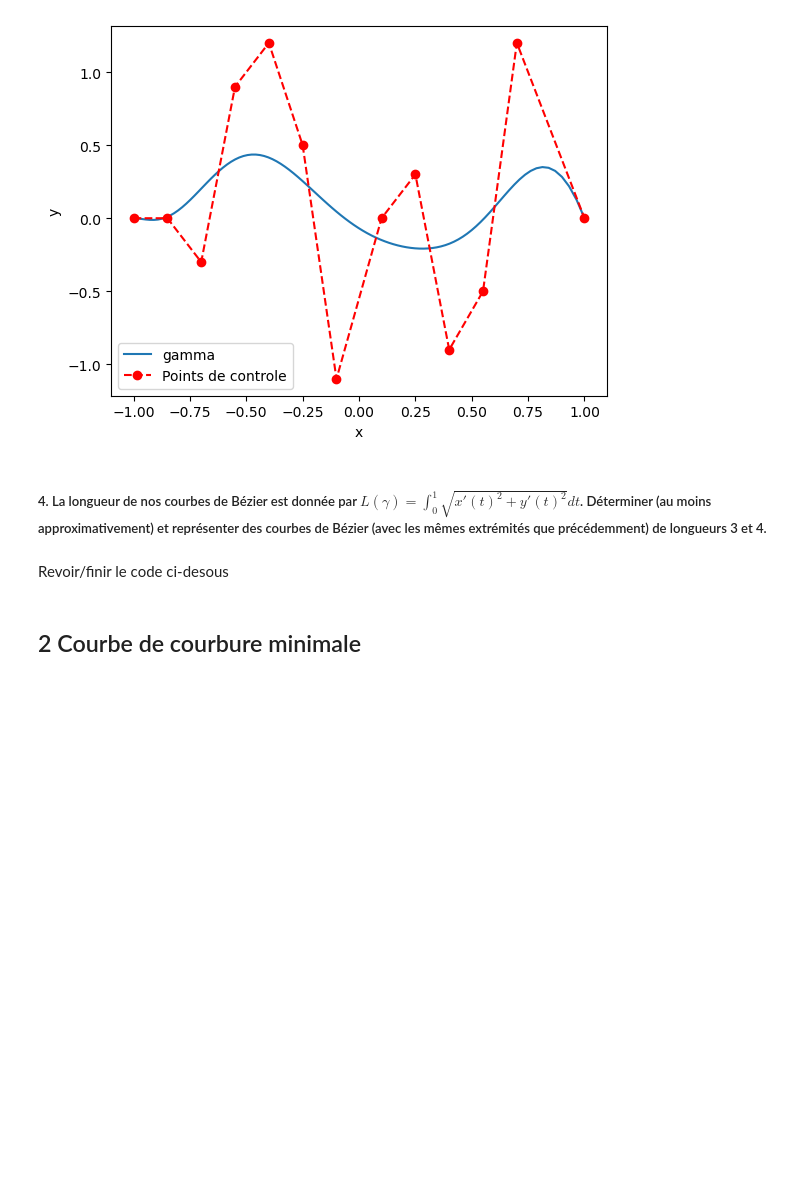
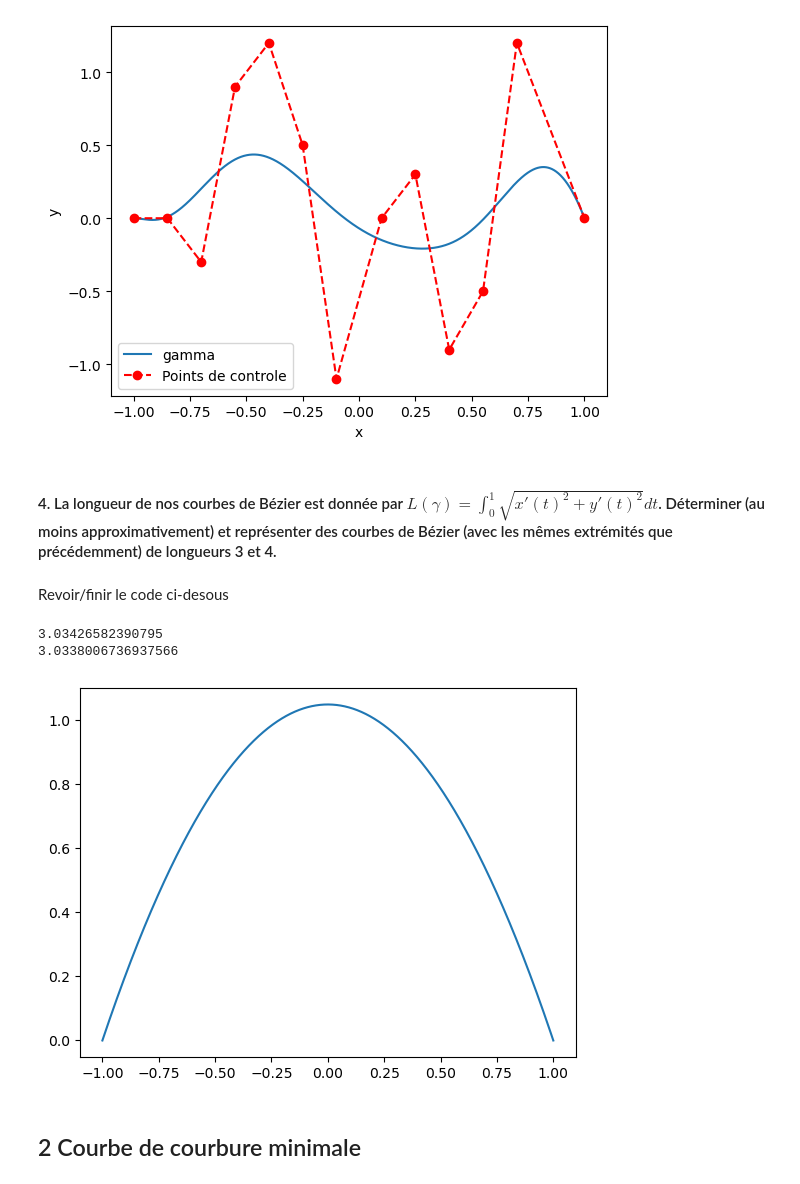
Before and after one commit to EvanTrenchant/Courbure-Minimale-Analyse5, a Jupyter notebook: CourbureMinimale.ipynb, the cells around one changed output. Cells and saved outputs as stored; diff of their text form; code cells hidden in the pictures; blank space fills up the shorter version.

```diff
--- a/CourbureMinimale.ipynb
+++ b/CourbureMinimale.ipynb
@@ -207,22 +207,45 @@ plt.show()
 [figure]
 [figure]
 # %% [markdown]
-##### 4. La longueur de nos courbes de Bézier est donnée par $L(\gamma) = \int_0^1 \sqrt{x'(t)^2 + y'(t)^2} dt$. Déterminer (au moins approximativement) et représenter des courbes de Bézier (avec les mêmes extrémités que précédemment) de longueurs 3 et 4.
+#### 4. La longueur de nos courbes de Bézier est donnée par $L(\gamma) = \int_0^1 \sqrt{x'(t)^2 + y'(t)^2} dt$. Déterminer (au moins approximativement) et représenter des courbes de Bézier (avec les mêmes extrémités que précédemment) de longueurs 3 et 4.
 # %% [markdown]
 Revoir/finir le code ci-desous
-# %%
-def longueur(gamma, pas):  # longueur de gamma
-    L = 0
-    for i in range(len(gamma) - 1):
-        L += L + np.sqrt((gamma[i + 1][0] - gamma[i][0])/(len(gamma)) ** 2 + (gamma[i + 1][1] - gamma[i][1]) ** 2)
-
-        L += np.sqrt((gamma[i + 1][0] - gamma[i][0]) ** 2 + (gamma[i + 1][1] - gamma[i][1]) ** 2)
-
-    L = L * ((gamma[0][0] - gamma[len(gamma)][0])/(len(gamma)))
-    return L
-
-def pente(x1, x2, y1, y2):  # pente entre deux points(approximation de la dérivée)
-    return (y2 - y1) / (x2 - x1)
+# %%
+# Calcule de la longueur de la courbe
+def longueur_courbe(gamma):
+    longueur = 0
+    for i in range(len(gamma) - 1):
+
+        longueur += np.sqrt((gamma[i + 1][0] - gamma[i][0]) ** 2 + (gamma[i + 1][1] - gamma[i][1]) ** 2)
+    return longueur
+
+A = [[-1,0],[0,2.1],[1,0]]
+GAMMA1=gamma(A)
+GAMMA1=np.array(GAMMA1)
+print(longueur_courbe(GAMMA1))
+plt.plot(GAMMA1[:,0],GAMMA1[:,1], label='gamma')
+
+def derivee (liste):  # dérivée d'une liste
+    derivee = []
+    for i in range (len(liste) - 1):
+        derivee.append(pente(i, i + 1, liste[i], liste[i + 1]))
+    return derivee
+# Calcule de la longueur de la courbe : L = \int{0}^{1} \sqrt{dx/dt^2 + dz/dt^2} dt
+def longueur_courbe_v2(A) :
+    longueur = 0
+    Xliste = X(A)
+    Xprime = derivee(Xliste)
+    Zliste = Z(A)
+    Zprime = derivee(Zliste)
+    for i in range(len(Xprime) - 1) :
+        longueur += np.sqrt((Xprime[i] ** 2 + Zprime[i] ** 2))
+    return longueur
+
+print(longueur_courbe_v2(A))
+# %% [output]
+3.03426582390795
+3.0338006736937566
+[figure, added]
 # %% [markdown]
 ## 2 Courbe de courbure minimale
 # %% [markdown]
```
Also changed, not shown: parts of 2 cells of this notebook.
